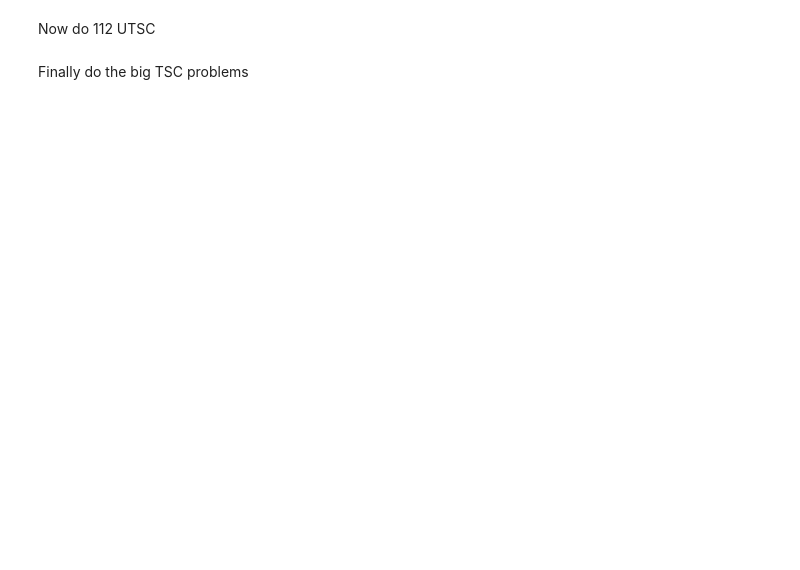
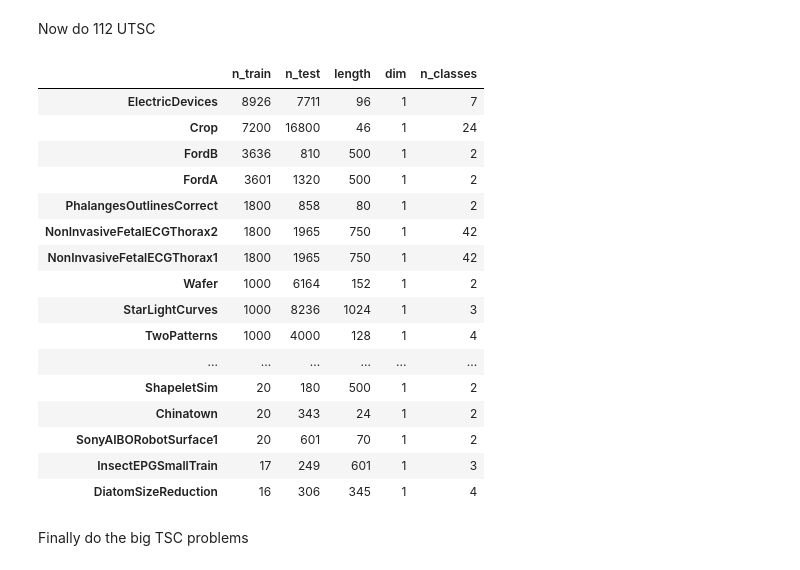
Before and after one commit to nikitazozoulenko/exploring-hydra-boosting, a Jupyter notebook: playground.ipynb, the cells around one changed output. Saved outputs shown, nothing was run; the diff lists cells and outputs as text; code cells hidden in the pictures; blank space fills up the shorter version.

```diff
--- a/playground.ipynb
+++ b/playground.ipynb
@@ -0,0 +8,13 @@
+# %%
+# If on cluster, cwd is '/rds/general/user/nz423', not the project directory, breaking imports
+
+# Add project directory to Python path
+project_dir = Path(os.getcwd()) / "exploring-hydra-boosting"
+if str(project_dir) not in sys.path:
+    sys.path.append(str(project_dir))
+
+class Config:
+    project_dir = project_dir
+    TSER_dir = project_dir / "DATASETS" / "TSER"
+    BigTSC_dir = project_dir / "DATASETS" / "BigTSC"
+    UTSC_dir = project_dir / "DATASETS" / "UTSC"
@@ -89,6 +129,24 @@ print("y_test", y_test.shape, y_test.dtype, y_test)
 # %% [markdown]
 Now do 112 UTSC
 # %%
-utsc_metadata = get_dataset_metadata_df(utsc112, UTSC_data_dir, "classification", include_n_classes=True, force_refresh=True)
+utsc_metadata = get_dataset_metadata_df(utsc112, Config.UTSC_dir, "classification", include_n_classes=True, force_refresh=False)
 utsc_metadata.sort_values('n_train', ascending=False)
+# %% [output]
+|  | n_train | n_test | length | dim | n_classes |
+| ElectricDevices | 8926 | 7711 | 96 | 1 | 7 |
+| Crop | 7200 | 16800 | 46 | 1 | 24 |
+| FordB | 3636 | 810 | 500 | 1 | 2 |
+| FordA | 3601 | 1320 | 500 | 1 | 2 |
+| PhalangesOutlinesCorrect | 1800 | 858 | 80 | 1 | 2 |
+| NonInvasiveFetalECGThorax2 | 1800 | 1965 | 750 | 1 | 42 |
+| NonInvasiveFetalECGThorax1 | 1800 | 1965 | 750 | 1 | 42 |
+| Wafer | 1000 | 6164 | 152 | 1 | 2 |
+| StarLightCurves | 1000 | 8236 | 1024 | 1 | 3 |
+| TwoPatterns | 1000 | 4000 | 128 | 1 | 4 |
+| ... | ... | ... | ... | ... | ... |
+| ShapeletSim | 20 | 180 | 500 | 1 | 2 |
+| Chinatown | 20 | 343 | 24 | 1 | 2 |
+| SonyAIBORobotSurface1 | 20 | 601 | 70 | 1 | 2 |
+| InsectEPGSmallTrain | 17 | 249 | 601 | 1 | 3 |
+| DiatomSizeReduction | 16 | 306 | 345 | 1 | 4 |
 # %%
```
Also changed, not shown: parts of 15 cells of this notebook, 7 other files.
